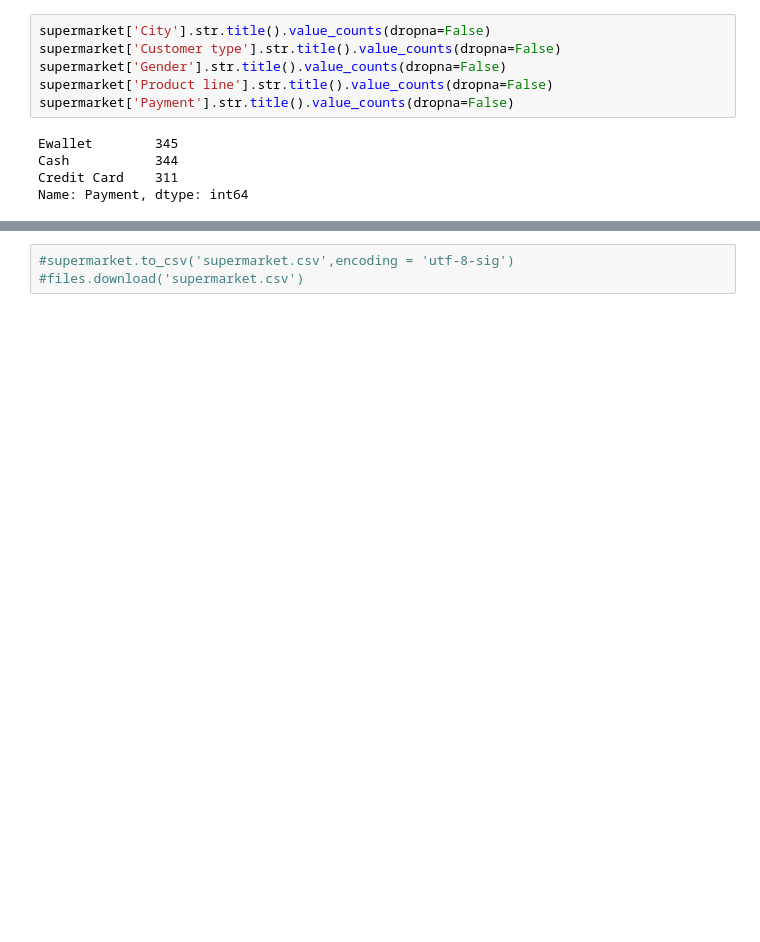
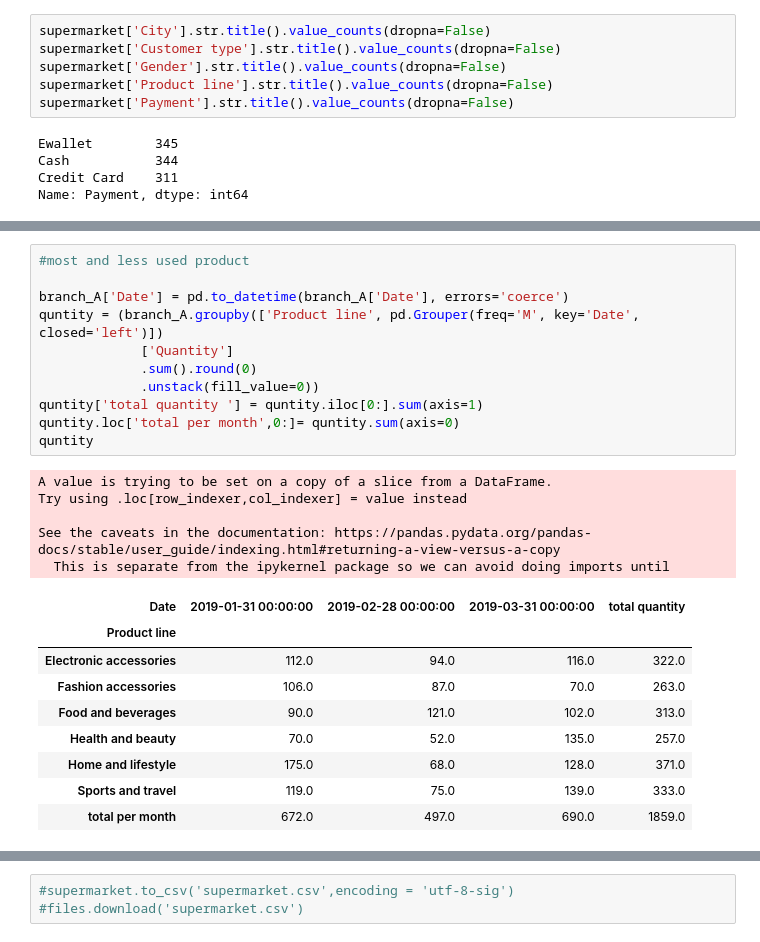
Before and after one commit to HebaAhmedDahab/Projects-, a Jupyter notebook: supermaket_sales.ipynb, the cells around one changed output, grey strips where cells are left out. Drawn from its saved outputs; the diff is of its cells as text; blank space fills up the shorter version.

```diff
--- a/supermaket_sales.ipynb
+++ b/supermaket_sales.ipynb
@@ -327,0 +162,26 @@ sns.histplot(x='Customer type', data=supermarket, kde=True, hue='Customer type')
+# %%
+#most and less used product
+
+branch_A['Date'] = pd.to_datetime(branch_A['Date'], errors='coerce')
+quntity = (branch_A.groupby(['Product line', pd.Grouper(freq='M', key='Date', closed='left')])
+             ['Quantity']
+             .sum().round(0)
+             .unstack(fill_value=0))
+quntity['total quantity '] = quntity.iloc[0:].sum(axis=1)
+quntity.loc['total per month',0:]= quntity.sum(axis=0)
+quntity
+# %% [output]
+A value is trying to be set on a copy of a slice from a DataFrame.
+Try using .loc[row_indexer,col_indexer] = value instead
+
+See the caveats in the documentation: https://pandas.pydata.org/pandas-docs/stable/user_guide/indexing.html#returning-a-view-versus-a-copy
+  This is separate from the ipykernel package so we can avoid doing imports until
+| Date | 2019-01-31 00:00:00 | 2019-02-28 00:00:00 | 2019-03-31 00:00:00 | total quantity |
+| Product line |  |  |  |  |
+| Electronic accessories | 112.0 | 94.0 | 116.0 | 322.0 |
+| Fashion accessories | 106.0 | 87.0 | 70.0 | 263.0 |
+| Food and beverages | 90.0 | 121.0 | 102.0 | 313.0 |
+| Health and beauty | 70.0 | 52.0 | 135.0 | 257.0 |
+| Home and lifestyle | 175.0 | 68.0 | 128.0 | 371.0 |
+| Sports and travel | 119.0 | 75.0 | 139.0 | 333.0 |
+| total per month | 672.0 | 497.0 | 690.0 | 1859.0 |
```
Also changed, not shown: parts of 57 cells of this notebook.
